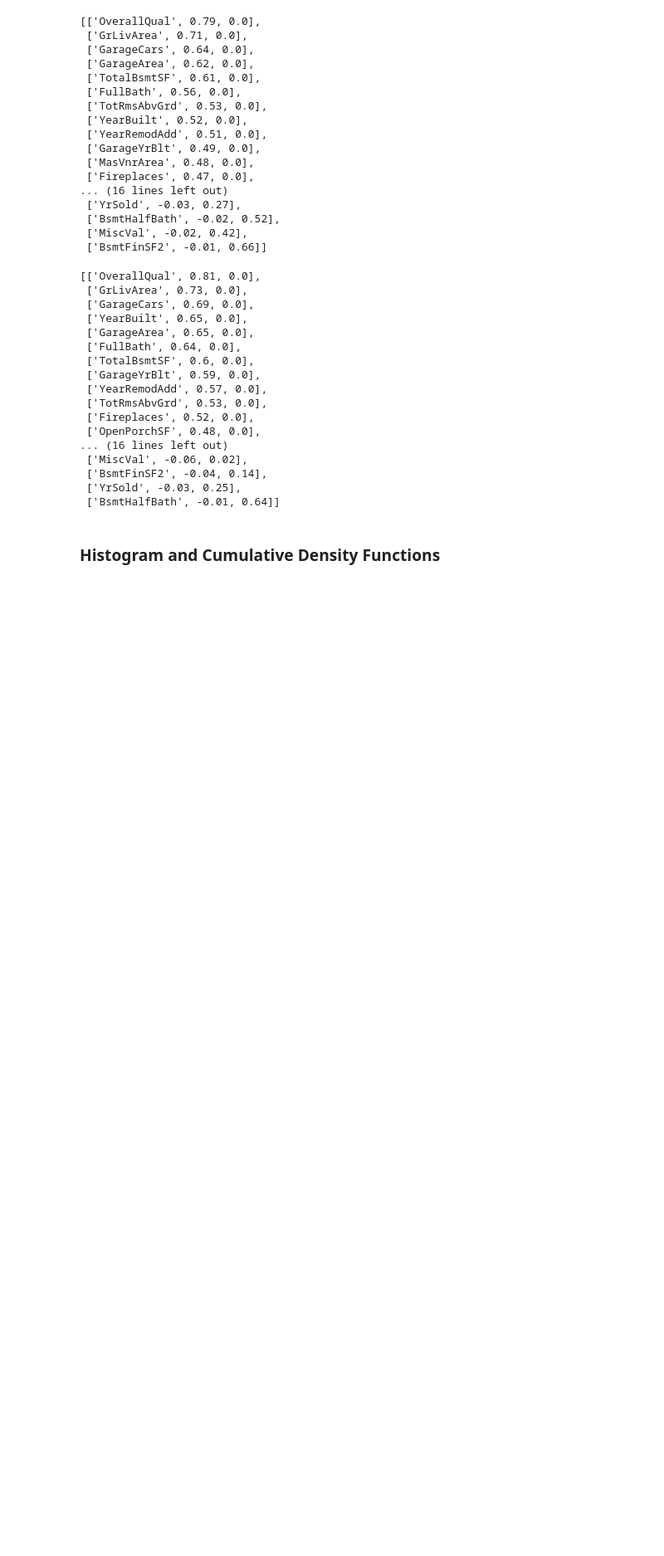
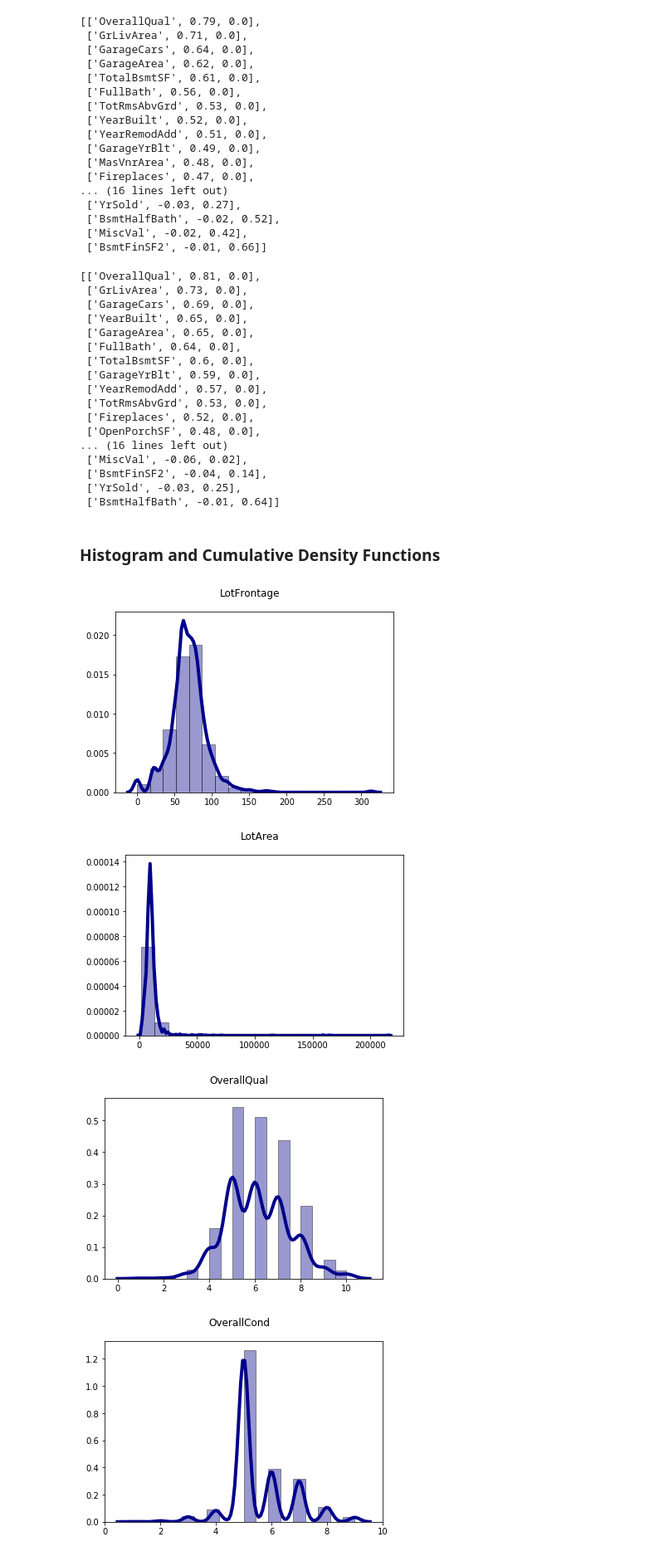
Before and after one commit to SteveScott/Ames2, a Jupyter notebook: Ames/notebooks/explore.ipynb, the cells around one changed output. Shown at 83% size. Drawn from its saved outputs; the diff is of its cells as text; code cells hidden in the pictures; blank space fills up the shorter version.

```diff
--- a/Ames/notebooks/explore.ipynb
+++ b/Ames/notebooks/explore.ipynb
@@ -203,3 +290,18 @@ spearman_list(cols, train_dataframe)
  ['BsmtHalfBath', -0.01, 0.64]]
 # %% [markdown]
 ### Histogram and Cumulative Density Functions
+# %%
+def my_histogram(col_name, input_df):
+    plt.suptitle("{}".format(col_name))
+    xval = input_df[col_name].values
+    nas = np.isnan(xval)
+    sns.distplot(xval[~nas], hist=True, kde=True, bins=int(180/10), color='darkblue', hist_kws={'edgecolor':'black'}, kde_kws={'linewidth': 4})
+    plt.show()
+# %%
+for col in cols:
+    my_histogram(col, train_dataframe)
+# %% [output]
+[figure, added]
+[figure, added]
+[figure, added]
+[figure, added]
```
Also changed, not shown: parts of 18 cells of this notebook, 1 other file.
